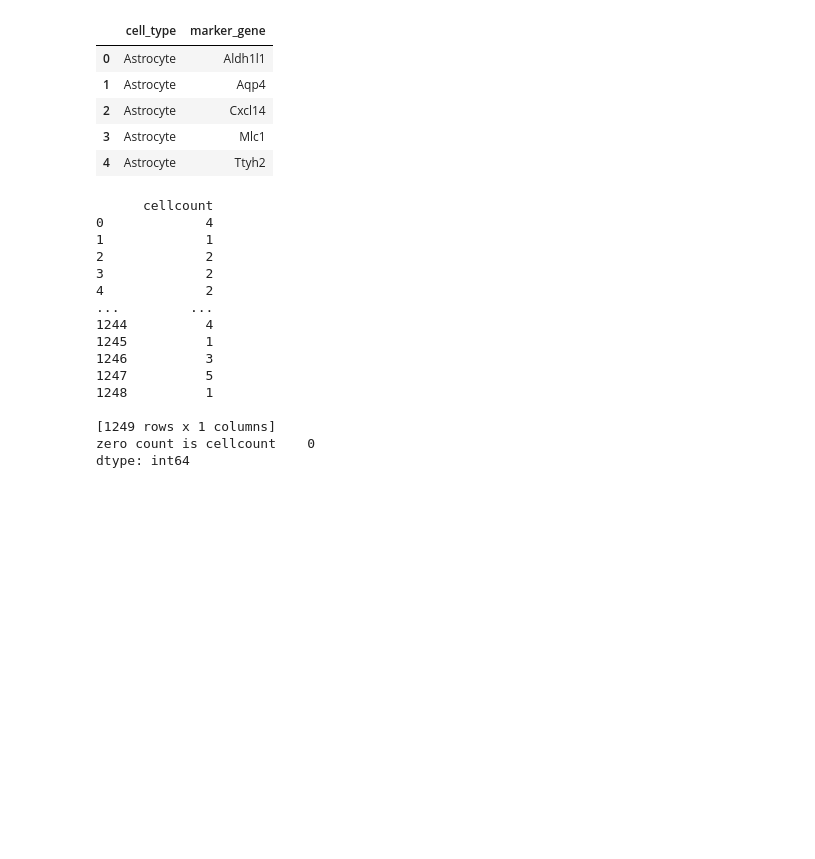
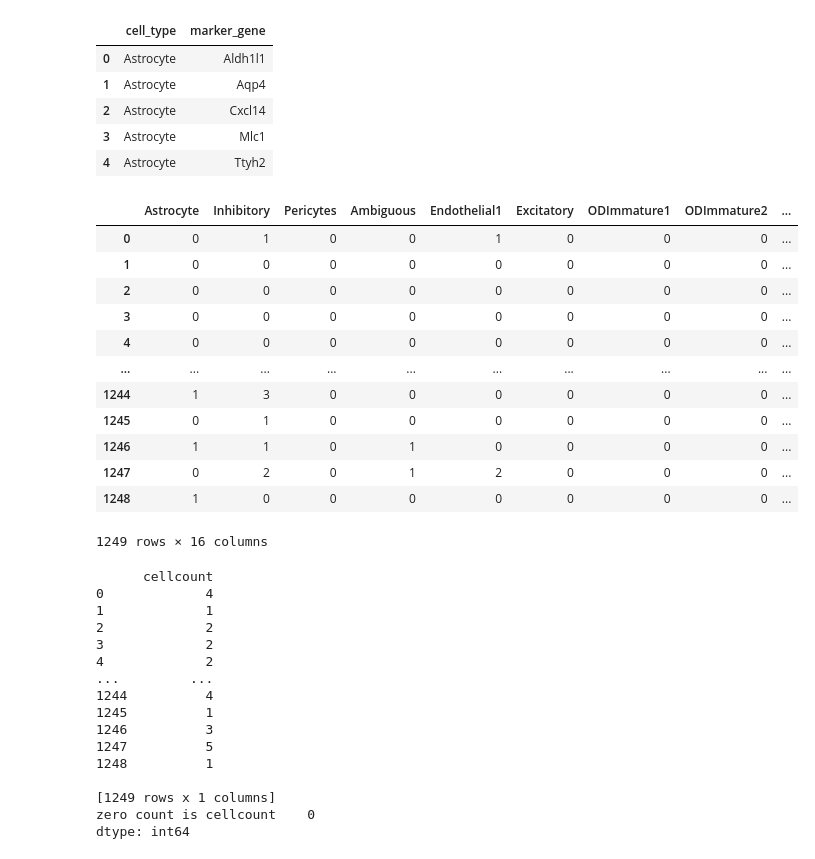
Before and after one commit to 3N4N/stloc, a Jupyter notebook: MERFISH_Tangram.ipynb, the cells around one changed output. Drawn from its saved outputs; the diff is of its cells as text; code cells hidden in the pictures; blank space fills up the shorter version.

```diff
--- a/MERFISH_Tangram.ipynb
+++ b/MERFISH_Tangram.ipynb
@@ -29,7 +26,7 @@ import torch
 torch.cuda.empty_cache()
 device = torch.device("cpu")
 # %%
-project_location = "./"
-# project_location = "e:/projects/stloc/"
+# project_location = "./"
+project_location = "e:/projects/stloc/"
 # %% [markdown]
 # Load data
@@ -78,11 +68,29 @@ reference.head()
 # %%
 genes = df_st.columns[:155]
 markers = reference.groupby('cell_type').agg(list).marker_gene
 celltypes = reference.cell_type.unique().tolist()
+if running_data == '2celltypes':
+    celltypes = ['Excitatory', 'Inhibitory']
 expressions = df_st.drop(columns=celltypes)
 expressions = MinMaxScaler().fit_transform(expressions)
 counts_st = pd.DataFrame(expressions, columns=genes)
 cellcount = pd.DataFrame(np.sum(df_st[celltypes], axis=1), columns=['cellcount'])
+typeCountDf = df_st[celltypes]
+typeCountDf
+# %% [output]
+|  | Astrocyte | Inhibitory | Pericytes | Ambiguous | Endothelial1 | Excitatory | ODImmature1 | ODImmature2 | ... |
+| 0 | 0 | 1 | 0 | 0 | 1 | 0 | 0 | 0 | ... |
+| 1 | 0 | 0 | 0 | 0 | 0 | 0 | 0 | 0 | ... |
+| 2 | 0 | 0 | 0 | 0 | 0 | 0 | 0 | 0 | ... |
+| 3 | 0 | 0 | 0 | 0 | 0 | 0 | 0 | 0 | ... |
+| 4 | 0 | 0 | 0 | 0 | 0 | 0 | 0 | 0 | ... |
+| ... | ... | ... | ... | ... | ... | ... | ... | ... | ... |
+| 1244 | 1 | 3 | 0 | 0 | 0 | 0 | 0 | 0 | ... |
+| 1245 | 0 | 1 | 0 | 0 | 0 | 0 | 0 | 0 | ... |
+| 1246 | 1 | 1 | 0 | 1 | 0 | 0 | 0 | 0 | ... |
+| 1247 | 0 | 2 | 0 | 1 | 2 | 0 | 0 | 0 | ... |
+| 1248 | 1 | 0 | 0 | 0 | 0 | 0 | 0 | 0 | ... |
+1249 rows × 16 columns
 # %%
 print(cellcount)
 zero = (cellcount==0).sum()
```
Also changed, not shown: parts of 15 cells of this notebook, 1 other file.
